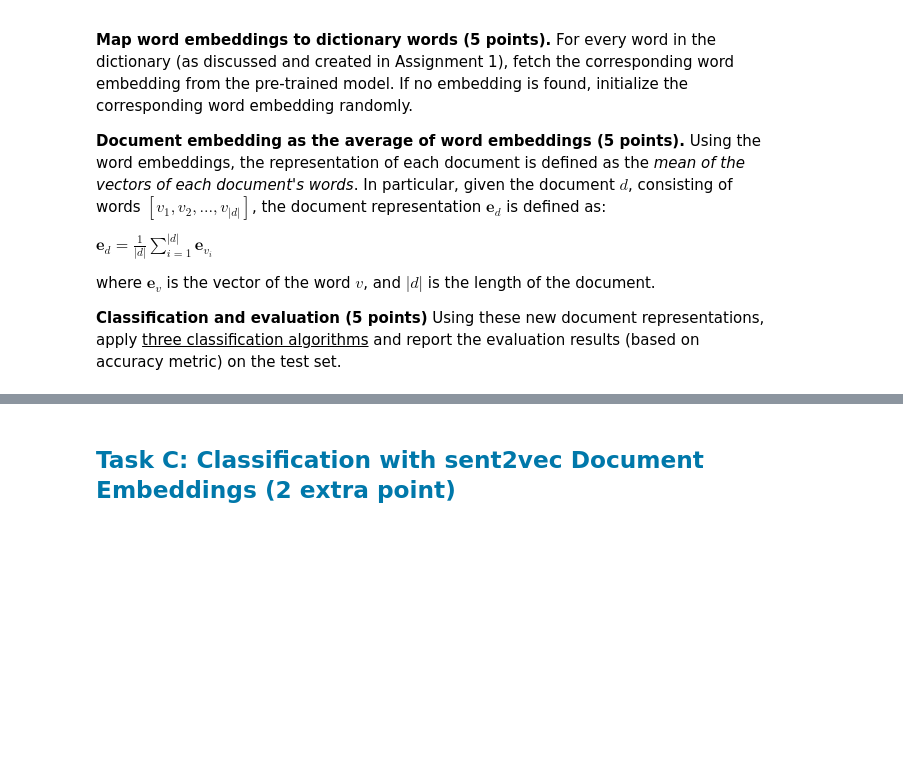
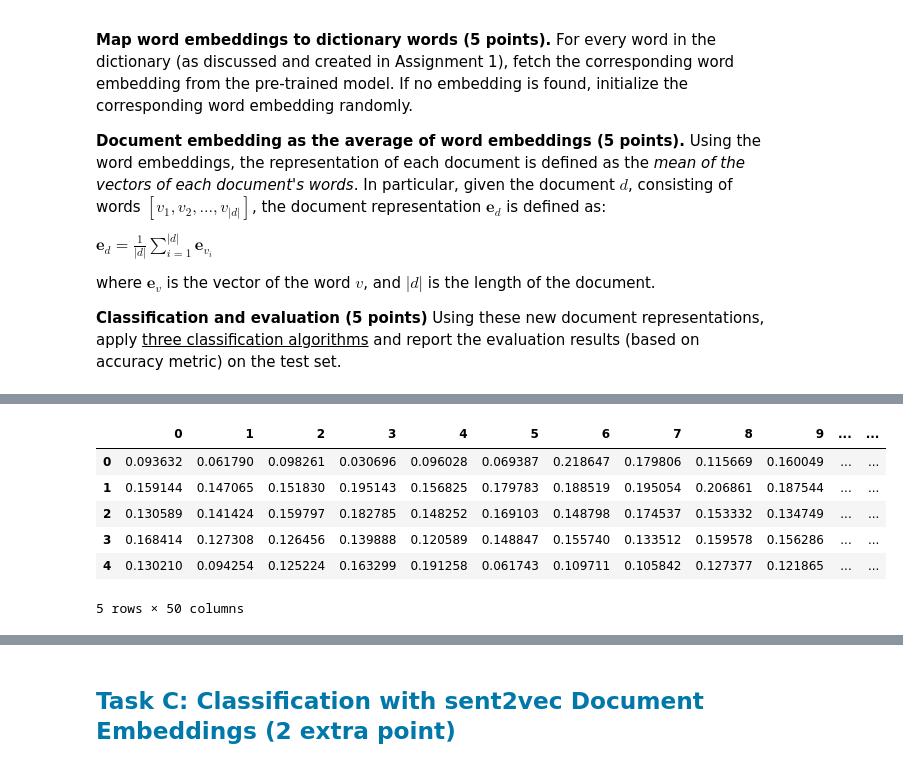
Before and after one commit to Kara0410/NLP, a Jupyter notebook: Assignment2.ipynb, the cells around one changed output, grey strips where cells are left out. Drawn from its saved outputs; the diff is of its cells as text; code cells hidden in the pictures; blank space fills up the shorter version.

```diff
--- a/Assignment2.ipynb
+++ b/Assignment2.ipynb
@@ -262,0 +362,10 @@ where $\mathbf{e}_{v}$ is the vector of the word $v$, and $|d|$ is the length of
+# %%
+df_document_embeddings_test.head()
+# %% [output]
+|  | 0 | 1 | 2 | 3 | 4 | 5 | 6 | 7 | 8 | 9 | ... | ... |
+| 0 | 0.093632 | 0.061790 | 0.098261 | 0.030696 | 0.096028 | 0.069387 | 0.218647 | 0.179806 | 0.115669 | 0.160049 | ... | ... |
+| 1 | 0.159144 | 0.147065 | 0.151830 | 0.195143 | 0.156825 | 0.179783 | 0.188519 | 0.195054 | 0.206861 | 0.187544 | ... | ... |
+| 2 | 0.130589 | 0.141424 | 0.159797 | 0.182785 | 0.148252 | 0.169103 | 0.148798 | 0.174537 | 0.153332 | 0.134749 | ... | ... |
+| 3 | 0.168414 | 0.127308 | 0.126456 | 0.139888 | 0.120589 | 0.148847 | 0.155740 | 0.133512 | 0.159578 | 0.156286 | ... | ... |
+| 4 | 0.130210 | 0.094254 | 0.125224 | 0.163299 | 0.191258 | 0.061743 | 0.109711 | 0.105842 | 0.127377 | 0.121865 | ... | ... |
+5 rows × 50 columns
```
Also changed, not shown: parts of 7 cells of this notebook, 1 other file.
